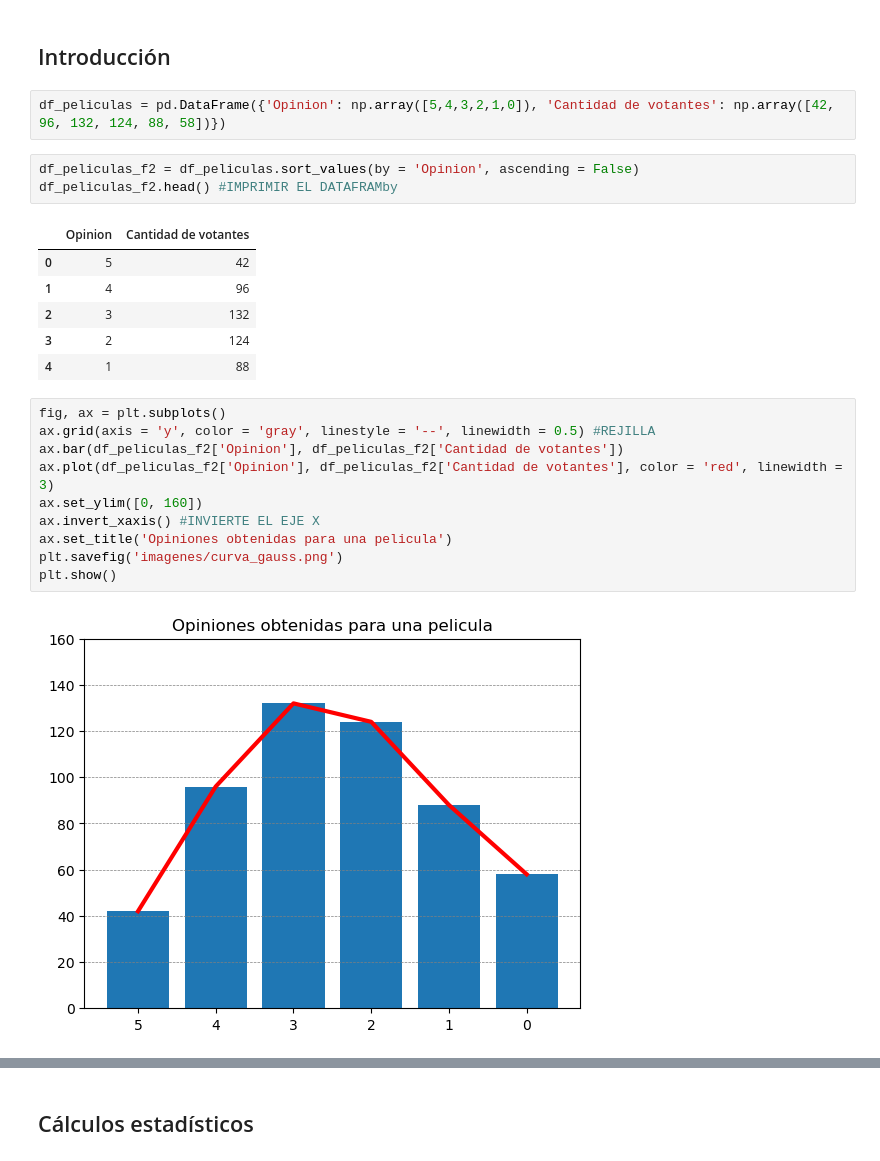
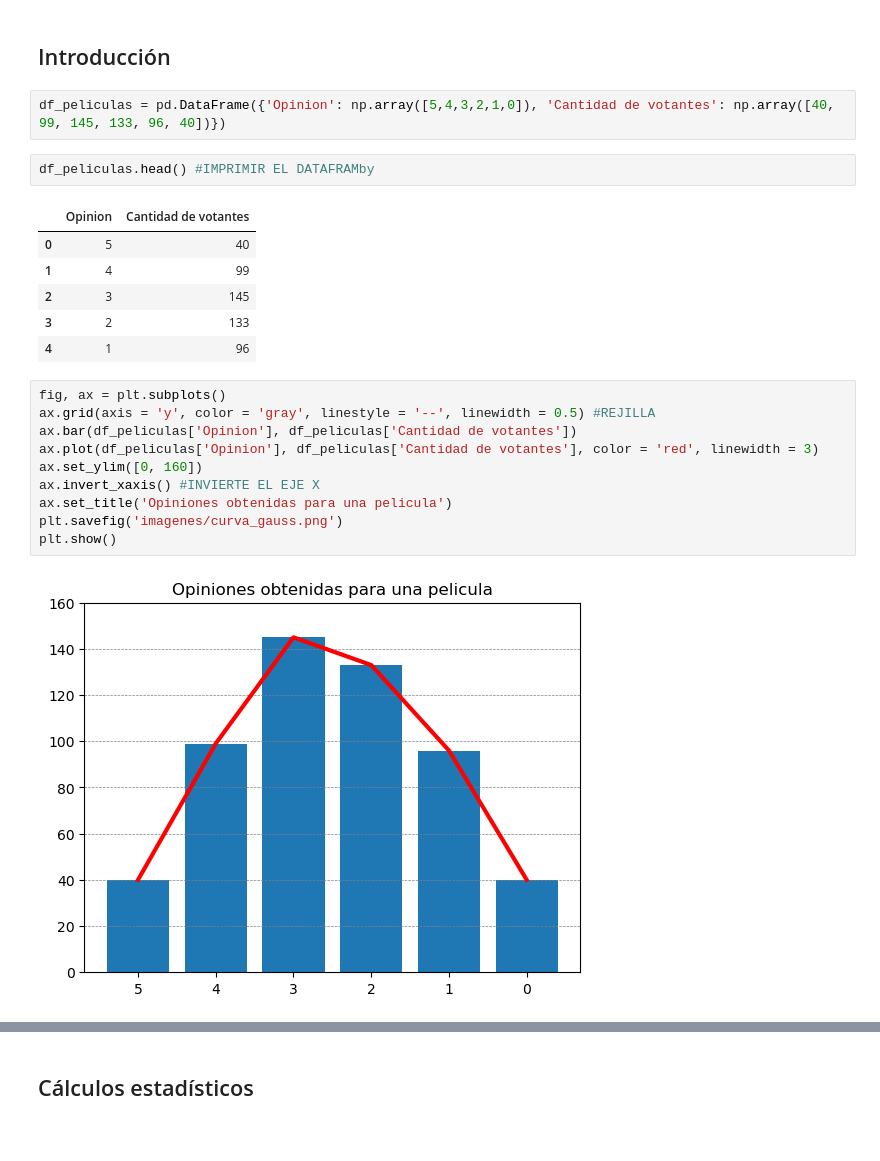
Before and after one commit to mgonzalz/critica_peliculas, a Jupyter notebook: critica_peliculas.ipynb, the cells around one changed output, grey strips where cells are left out. Drawn from its saved outputs; the diff is of its cells as text.

```diff
--- a/critica_peliculas.ipynb
+++ b/critica_peliculas.ipynb
@@ -13,27 +13,26 @@ Setup complete
 # %% [markdown]
 ## Introducción
 # %%
-df_peliculas = pd.DataFrame({'Opinion': np.array([5,4,3,2,1,0]), 'Cantidad de votantes': np.array([42, 96, 132, 124, 88, 58])})
+df_peliculas = pd.DataFrame({'Opinion': np.array([5,4,3,2,1,0]), 'Cantidad de votantes': np.array([40, 99, 145, 133, 96, 40])})
 # %%
-df_peliculas_f2 = df_peliculas.sort_values(by = 'Opinion', ascending = False)
-df_peliculas_f2.head() #IMPRIMIR EL DATAFRAMby
+df_peliculas.head() #IMPRIMIR EL DATAFRAMby
 # %% [output]
 |  | Opinion | Cantidad de votantes |
-| 0 | 5 | 42 |
-| 1 | 4 | 96 |
-| 2 | 3 | 132 |
-| 3 | 2 | 124 |
-| 4 | 1 | 88 |
+| 0 | 5 | 40 |
+| 1 | 4 | 99 |
+| 2 | 3 | 145 |
+| 3 | 2 | 133 |
+| 4 | 1 | 96 |
 # %%
 fig, ax = plt.subplots()
 ax.grid(axis = 'y', color = 'gray', linestyle = '--', linewidth = 0.5) #REJILLA
-ax.bar(df_peliculas_f2['Opinion'], df_peliculas_f2['Cantidad de votantes'])
-ax.plot(df_peliculas_f2['Opinion'], df_peliculas_f2['Cantidad de votantes'], color = 'red', linewidth = 3)
+ax.bar(df_peliculas['Opinion'], df_peliculas['Cantidad de votantes'])
+ax.plot(df_peliculas['Opinion'], df_peliculas['Cantidad de votantes'], color = 'red', linewidth = 3)
 ax.set_ylim([0, 160])
 ax.invert_xaxis() #INVIERTE EL EJE X
 ax.set_title('Opiniones obtenidas para una pelicula')
 plt.savefig('imagenes/curva_gauss.png')
 plt.show()
 # %% [output]
-[figure, old version]
+[figure, new version]
 # %%
```
Also changed, not shown: parts of 10 cells of this notebook, 1 other file.
